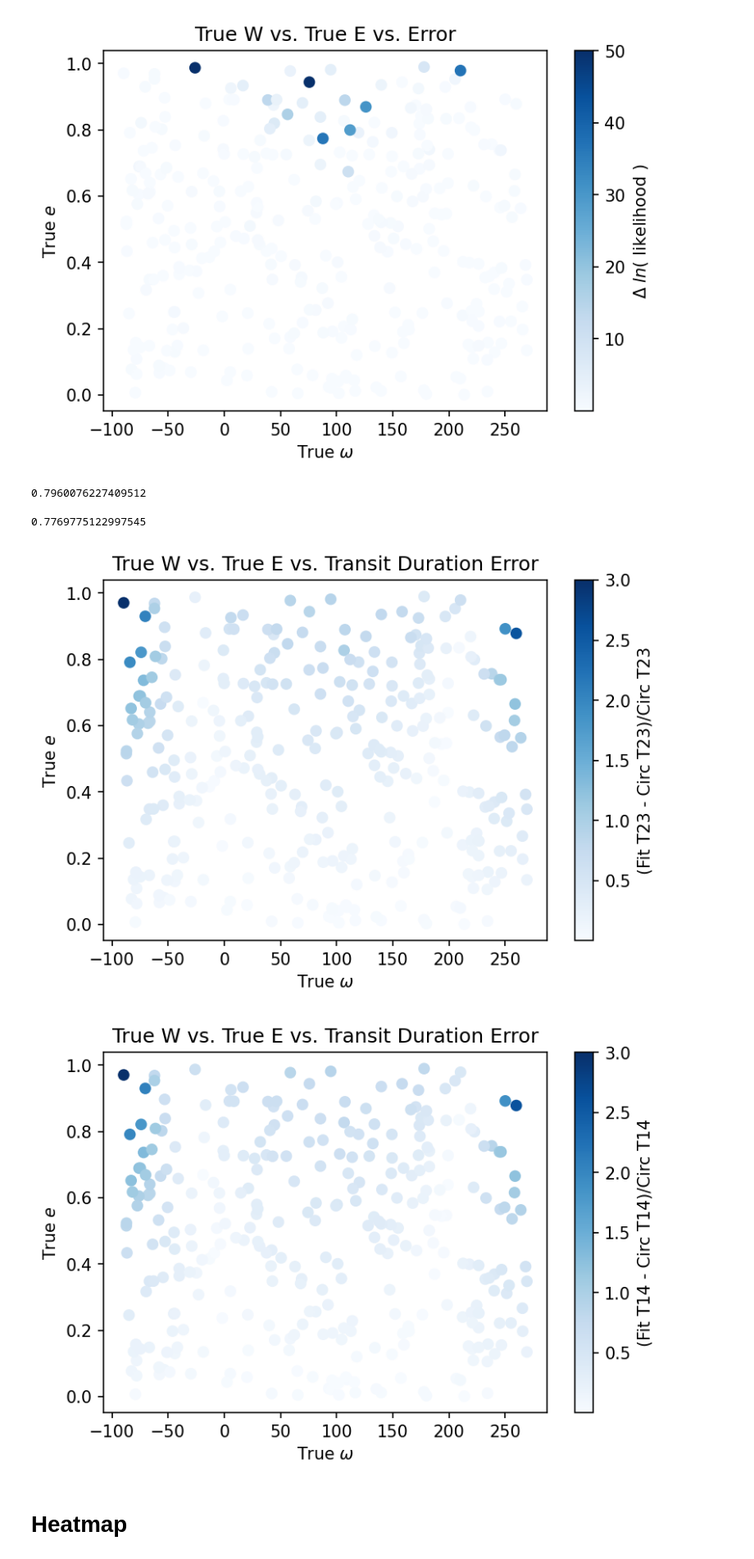
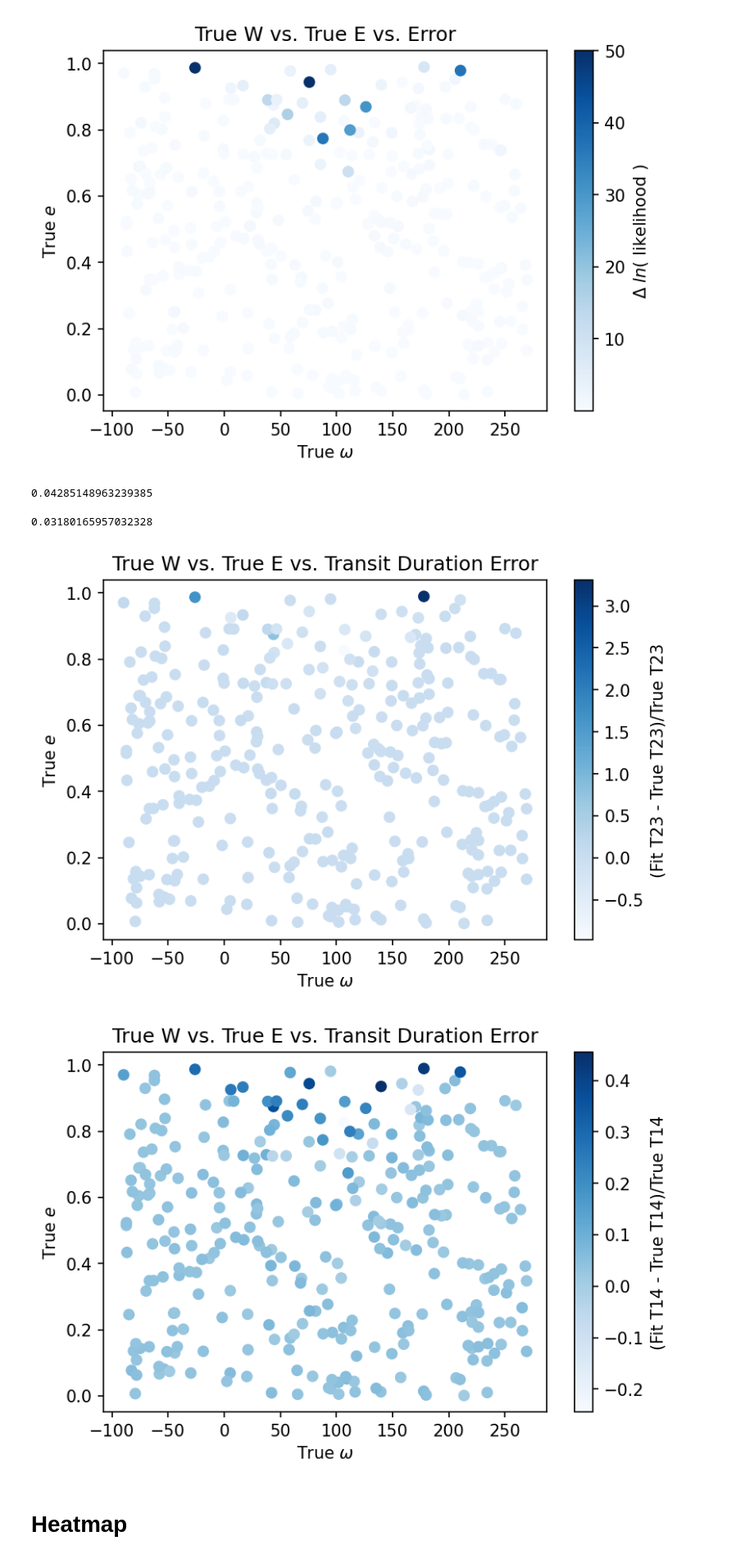
Before and after one commit to ssagear/photoeccentric, a Jupyter notebook: notebooks/sensitivity_test_output_Tdurations.ipynb, the cells around one changed output. Shown at 82% size. Cells and saved outputs as stored; diff of their text form; code cells hidden in the pictures.

```diff
--- a/notebooks/sensitivity_test_output_Tdurations.ipynb
+++ b/notebooks/sensitivity_test_output_Tdurations.ipynb
@@ -159,42 +160,45 @@ true_planet_params = [4.83809469, 0.036066, 33.79155851141583, 89.98]
 period, rprs, ars, inc = true_planet_params
 # %%
-true_T14 = float(ph.get_T14([period], [rprs], [ars], [inc]))
-true_T23 = float(ph.get_T23([period], [rprs], [ars], [inc]))
+true_T14 = []
+true_T23 = []
+
+for i in range(len(truee)):
+    true_T14.append(float(ph.get_T14([period], [rprs], [ars], [inc], ecc_prior=True, e=[truee[i]], w=[truew[i]])))
+    true_T23.append(float(ph.get_T23([period], [rprs], [ars], [inc], ecc_prior=True, e=[truee[i]], w=[truew[i]])))
 # %%
 T14error = (fitT14-true_T14)/true_T14
 T23error = (fitT23-true_T23)/true_T23
 # %%
 T14error[0]
 # %% [output]
-0.7960076227409512
+0.04285148963239385
 # %%
 T23error[0]
 # %% [output]
-0.7769775122997545
+0.03180165957032328
 # %%
-plt.scatter(truew, truee, c=abs(T23error), cmap='Blues')
+plt.scatter(truew, truee, c=T23error, cmap='Blues')
+#plt.clim(vmax=1)
 #plt.scatter(truew, truee, c=like, cmap='cool', norm=matplotlib.colors.LogNorm()
-plt.clim(vmax=3)
 plt.ylabel('True $e$')
 plt.xlabel('True $\omega$')
 plt.title('True W vs. True E vs. Transit Duration Error')
 
-plt.colorbar(label='(Fit T23 - Circ T23)/Circ T23')
-plt.savefig('scatter_T23error.png')
+plt.colorbar(label='(Fit T23 - True T23)/True T23')
+plt.savefig('scatter_T23error_NEW.png')
 # %% [output]
-[figure, old version]
+[figure, new version]
 # %%
-plt.scatter(truew, truee, c=abs(T14error), cmap='Blues')
+plt.scatter(truew, truee, c=T14error, cmap='Blues')
 #plt.scatter(truew, truee, c=like, cmap='cool', norm=matplotlib.colors.LogNorm()
-plt.clim(vmax=3)
 plt.ylabel('True $e$')
 plt.xlabel('True $\omega$')
 plt.title('True W vs. True E vs. Transit Duration Error')
 
-plt.colorbar(label='(Fit T14 - Circ T14)/Circ T14')
-plt.savefig('scatter_T14error.png')
+plt.colorbar(label='(Fit T14 - True T14)/True T14')
+plt.savefig('scatter_T14error_NEW.png')
 # %% [output]
-[figure, old version]
+[figure, new version]
 # %% [markdown]
 # Heatmap
 # %%
```
Also changed, not shown: parts of 1 cell of this notebook, 10 other files.
